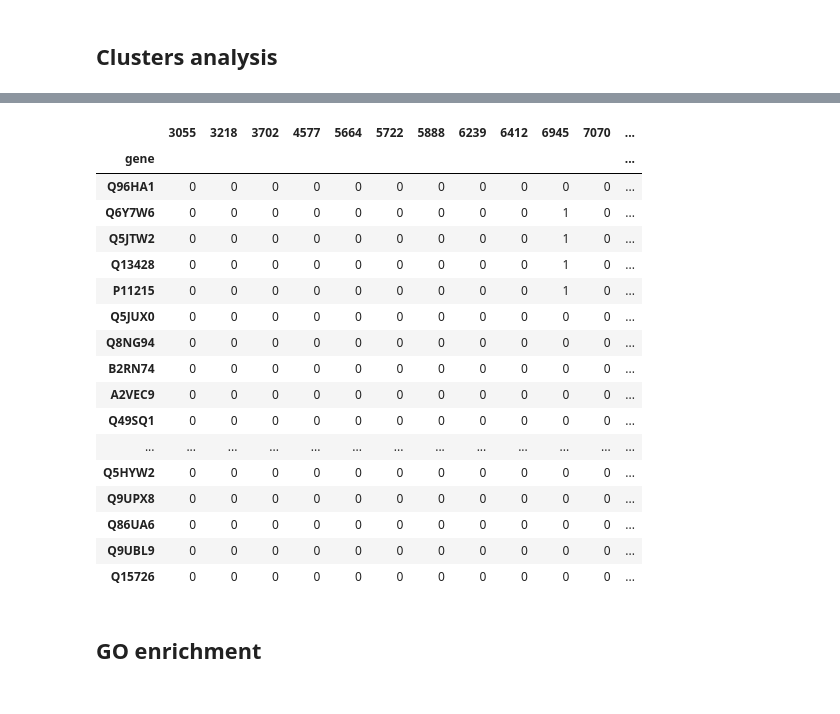
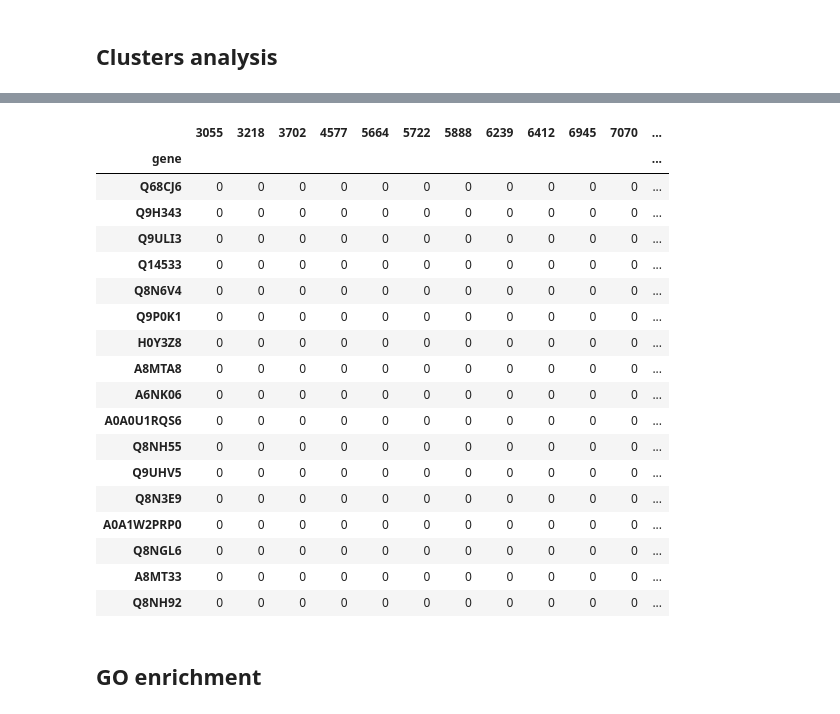
Before and after one commit to geovalexis/PP2GO, a Jupyter notebook: Methods.ipynb, the cells around one changed output, grey strips where cells are left out. Saved outputs shown, nothing was run; the diff lists cells and outputs as text; code cells hidden in the pictures.

```diff
--- a/Methods.ipynb
+++ b/Methods.ipynb
@@ -770,25 +775,28 @@ orthologs_counts_matrix_presence_absence.unstack()[orthologs_counts_matrix_prese
-# %%
-orthologs_counts_matrix_presence_absence.loc[269]
-#orthologs_counts_matrix_presence_absence.loc[269].to_csv("drive/MyDrive/TFG/cluster_269.tsv", sep="\t")
-# %% [output]
-|  | 3055 | 3218 | 3702 | 4577 | 5664 | 5722 | 5888 | 6239 | 6412 | 6945 | 7070 | ... |
-| gene |  |  |  |  |  |  |  |  |  |  |  | ... |
-| Q96HA1 | 0 | 0 | 0 | 0 | 0 | 0 | 0 | 0 | 0 | 0 | 0 | ... |
-| Q6Y7W6 | 0 | 0 | 0 | 0 | 0 | 0 | 0 | 0 | 0 | 1 | 0 | ... |
-| Q5JTW2 | 0 | 0 | 0 | 0 | 0 | 0 | 0 | 0 | 0 | 1 | 0 | ... |
-| Q13428 | 0 | 0 | 0 | 0 | 0 | 0 | 0 | 0 | 0 | 1 | 0 | ... |
-| P11215 | 0 | 0 | 0 | 0 | 0 | 0 | 0 | 0 | 0 | 1 | 0 | ... |
-| Q5JUX0 | 0 | 0 | 0 | 0 | 0 | 0 | 0 | 0 | 0 | 0 | 0 | ... |
-| Q8NG94 | 0 | 0 | 0 | 0 | 0 | 0 | 0 | 0 | 0 | 0 | 0 | ... |
-| B2RN74 | 0 | 0 | 0 | 0 | 0 | 0 | 0 | 0 | 0 | 0 | 0 | ... |
-| A2VEC9 | 0 | 0 | 0 | 0 | 0 | 0 | 0 | 0 | 0 | 0 | 0 | ... |
-| Q49SQ1 | 0 | 0 | 0 | 0 | 0 | 0 | 0 | 0 | 0 | 0 | 0 | ... |
-| ... | ... | ... | ... | ... | ... | ... | ... | ... | ... | ... | ... | ... |
-| Q5HYW2 | 0 | 0 | 0 | 0 | 0 | 0 | 0 | 0 | 0 | 0 | 0 | ... |
-| Q9UPX8 | 0 | 0 | 0 | 0 | 0 | 0 | 0 | 0 | 0 | 0 | 0 | ... |
-| Q86UA6 | 0 | 0 | 0 | 0 | 0 | 0 | 0 | 0 | 0 | 0 | 0 | ... |
-| Q9UBL9 | 0 | 0 | 0 | 0 | 0 | 0 | 0 | 0 | 0 | 0 | 0 | ... |
-| Q15726 | 0 | 0 | 0 | 0 | 0 | 0 | 0 | 0 | 0 | 0 | 0 | ... |
+# %%
+# Pick one of the above clusters and see what genes it has
+cluster = 21
+orthologs_counts_matrix_presence_absence.loc[cluster]
+#orthologs_counts_matrix_presence_absence.loc[cluster].to_csv(f"drive/MyDrive/TFG/cluster_{cluster}.tsv", sep="\t")
+# %% [output]
+|  | 3055 | 3218 | 3702 | 4577 | 5664 | 5722 | 5888 | 6239 | 6412 | 6945 | 7070 | ... |
+| gene |  |  |  |  |  |  |  |  |  |  |  | ... |
+| Q68CJ6 | 0 | 0 | 0 | 0 | 0 | 0 | 0 | 0 | 0 | 0 | 0 | ... |
+| Q9H343 | 0 | 0 | 0 | 0 | 0 | 0 | 0 | 0 | 0 | 0 | 0 | ... |
+| Q9ULI3 | 0 | 0 | 0 | 0 | 0 | 0 | 0 | 0 | 0 | 0 | 0 | ... |
+| Q14533 | 0 | 0 | 0 | 0 | 0 | 0 | 0 | 0 | 0 | 0 | 0 | ... |
+| Q8N6V4 | 0 | 0 | 0 | 0 | 0 | 0 | 0 | 0 | 0 | 0 | 0 | ... |
+| Q9P0K1 | 0 | 0 | 0 | 0 | 0 | 0 | 0 | 0 | 0 | 0 | 0 | ... |
+| H0Y3Z8 | 0 | 0 | 0 | 0 | 0 | 0 | 0 | 0 | 0 | 0 | 0 | ... |
+| A8MTA8 | 0 | 0 | 0 | 0 | 0 | 0 | 0 | 0 | 0 | 0 | 0 | ... |
+| A6NK06 | 0 | 0 | 0 | 0 | 0 | 0 | 0 | 0 | 0 | 0 | 0 | ... |
+| A0A0U1RQS6 | 0 | 0 | 0 | 0 | 0 | 0 | 0 | 0 | 0 | 0 | 0 | ... |
+| Q8NH55 | 0 | 0 | 0 | 0 | 0 | 0 | 0 | 0 | 0 | 0 | 0 | ... |
+| Q9UHV5 | 0 | 0 | 0 | 0 | 0 | 0 | 0 | 0 | 0 | 0 | 0 | ... |
+| Q8N3E9 | 0 | 0 | 0 | 0 | 0 | 0 | 0 | 0 | 0 | 0 | 0 | ... |
+| A0A1W2PRP0 | 0 | 0 | 0 | 0 | 0 | 0 | 0 | 0 | 0 | 0 | 0 | ... |
+| Q8NGL6 | 0 | 0 | 0 | 0 | 0 | 0 | 0 | 0 | 0 | 0 | 0 | ... |
+| A8MT33 | 0 | 0 | 0 | 0 | 0 | 0 | 0 | 0 | 0 | 0 | 0 | ... |
+| Q8NH92 | 0 | 0 | 0 | 0 | 0 | 0 | 0 | 0 | 0 | 0 | 0 | ... |
 # %% [markdown]
 ## GO enrichment
 # %% [markdown]
```
Also changed, not shown: parts of 4 cells of this notebook.
